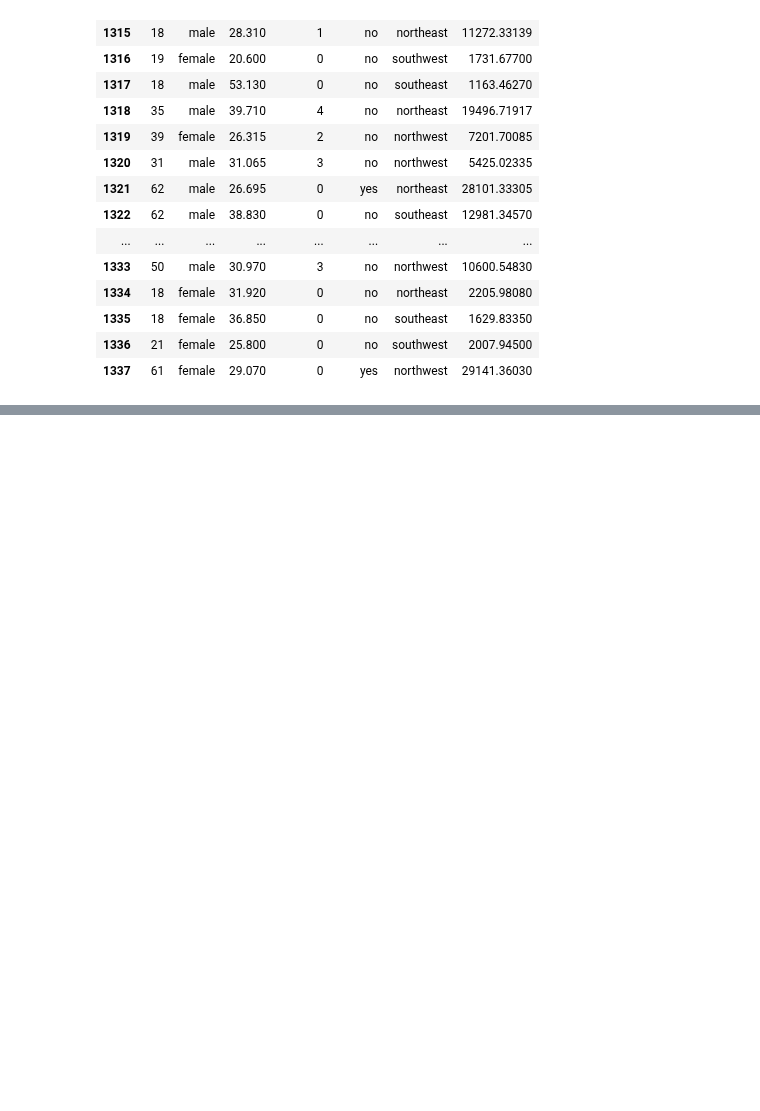
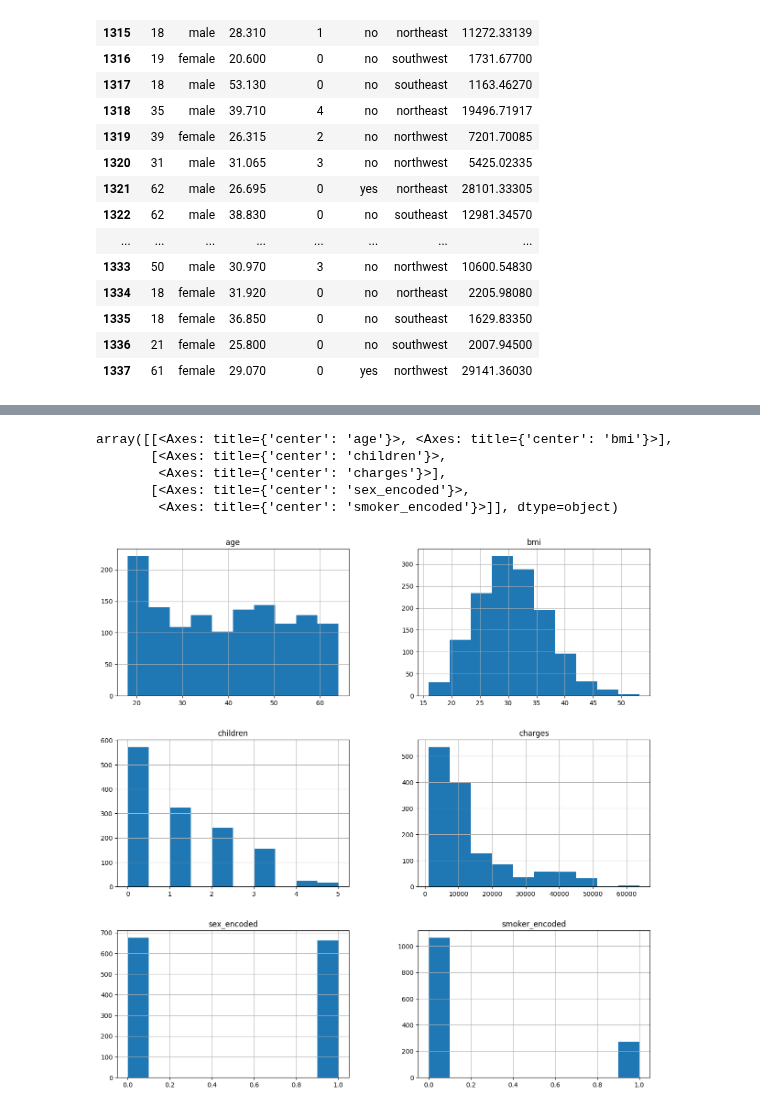
Before and after one commit to Memory77/brief_assurance_reg, a Jupyter notebook: nettoyage.ipynb, the cells around one changed output, grey strips where cells are left out. Cells and saved outputs as stored; diff of their text form; code cells hidden in the pictures; blank space fills up the shorter version.

```diff
--- a/nettoyage.ipynb
+++ b/nettoyage.ipynb
@@ -57,0 +171,5 @@ df.tail(25)
+# %%
+#encodage de la colonne sex
+df['sex_encoded'] = df['sex'].map({'male': 0, 'female': 1})
+df = df.drop('sex', axis = 1)
+df.head(10)
@@ -57,0 +188,5 @@ df.tail(25)
+# %%
+#encodage de la colonne smoker
+df['smoker_encoded'] = df['smoker'].map({'no': 0, 'yes': 1})
+df = df.drop('smoker', axis = 1)
+df.head(10)
@@ -57,0 +205,10 @@ df.tail(25)
+# %%
+#hist pour avoir une idée de la distribution de nos valeurs
+df.hist(figsize = (15,15))
+# %% [output]
+array([[<Axes: title={'center': 'age'}>, <Axes: title={'center': 'bmi'}>],
+       [<Axes: title={'center': 'children'}>,
+        <Axes: title={'center': 'charges'}>],
+       [<Axes: title={'center': 'sex_encoded'}>,
+        <Axes: title={'center': 'smoker_encoded'}>]], dtype=object)
+[figure, added]
```
Also changed, not shown: parts of 20 cells of this notebook.
